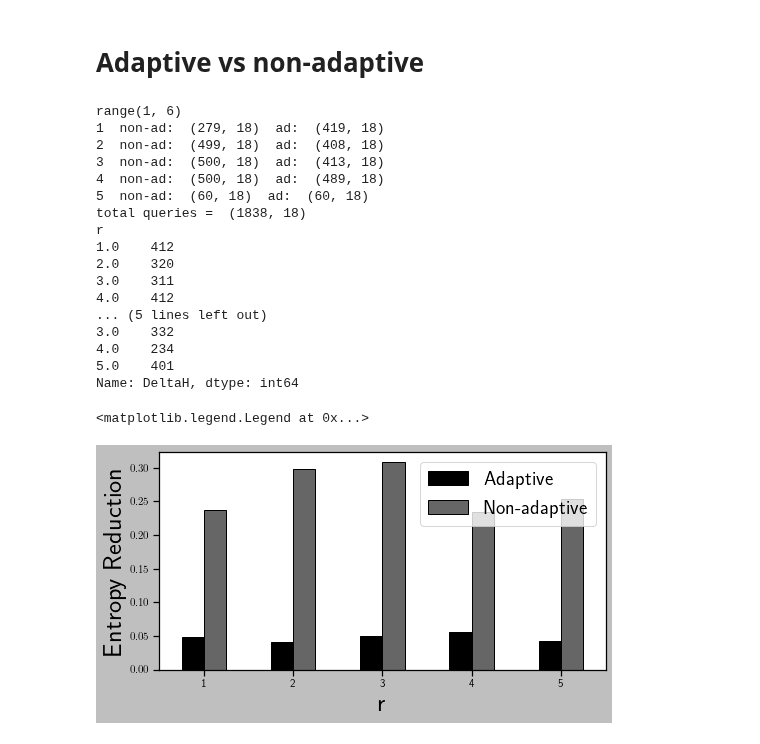
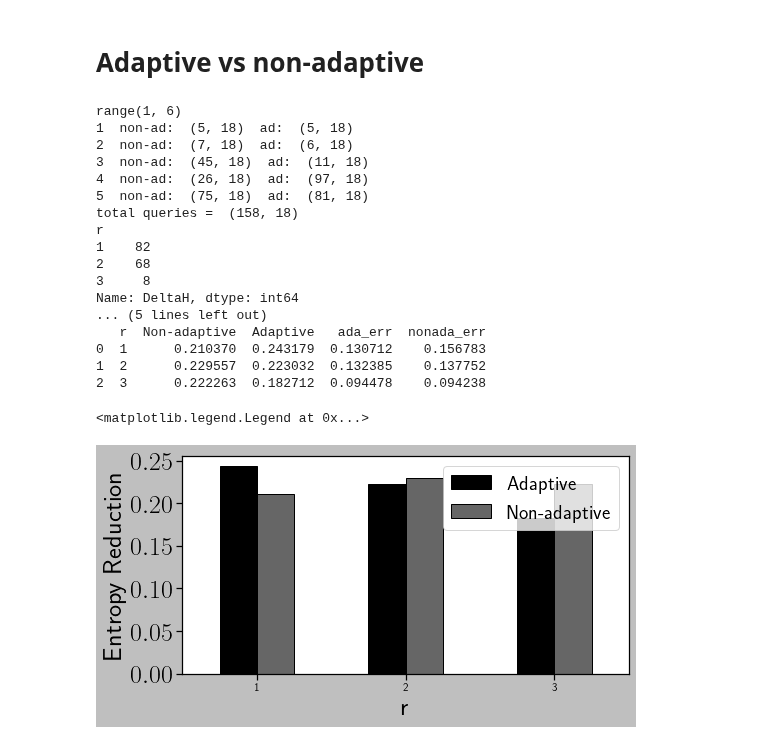
Before and after one commit to toggled/uncertainty, a Jupyter notebook: test.ipynb, the cells around one changed output. Drawn from its saved outputs; the diff is of its cells as text; code cells hidden in the pictures.

Commit message:
restaurant

```diff
--- a/test.ipynb
+++ b/test.ipynb
@@ -1696,8 +1747,8 @@ lw = 2
 folder = 'p/CRureduct/'
 
 # K = 32
-data = 'papers'
-# data = 'restaurants'
+# data = 'papers'
+data = 'restaurants'
 # data = 'products'
 alg0 = 'greedyp'
 a0 = 'greedyp'
@@ -1706,8 +1757,8 @@ qset = range(1,6)
 print(qset)
 varyK0 = [] #non-ada
 varyK1  = [] #ada
-est_alg = 'mcbfs'
-ignore_negative = False
+est_alg = 'appr' # 'mcbfs'
+ignore_negative = True
 for k in qset:
     name0 = folder+'reduce_k_100_K_10_'+data+'_'+alg0+'_'+q+'_'+str(k)+'.queries.csv'
     df0 = pd.read_csv(name0)
@@ -1742,8 +1793,10 @@ print(df1.groupby('r')['DeltaH'].count())
 final_df = pd.DataFrame(df0.groupby('r')['DeltaH'].mean()).reset_index()
 final_df = final_df.rename(columns={"r": "r", "DeltaH": "Non-adaptive"})
 final_df['Adaptive'] = df1.groupby('r')['DeltaH'].mean().values
+final_df['ada_err'] = df0.groupby('r')['DeltaH'].std().values
+final_df['nonada_err'] = df1.groupby('r')['DeltaH'].std().values
 final_df['r'] = final_df['r'].astype(int)
-# print(final_df)
+print(final_df)
 ax = final_df.plot(x="r", y=["Adaptive","Non-adaptive"], kind="bar",rot=0)
 plt.xlabel('r', fontsize=fontsize-2)
 plt.ylabel('Entropy Reduction',fontsize=fontsize-2)
@@ -1763,46 +1816,46 @@ plt.ylabel('Entropy Reduction',fontsize=fontsize-2)
 # # plt.xscale('log',base=2)
 # non_adap = np.array(non_adap)
 # adap = np.array(adap)
 # std_ad = np.array(std_ad)
 # std_nad = np.array(std_nad)
 # plt.plot(kset,non_adap,color = 'k',marker='x',label='Non-adaptive',linewidth=lw)
 # plt.plot(kset,adap,color = 'k',marker='o',label='Adaptive',linewidth=lw)
 # plt.fill_between(kset, adap - std_ad, adap + std_ad, \
 #                  color='r', alpha=0.3)
 # plt.fill_between(kset, non_adap - std_nad, non_adap + std_nad, \
 #                  color='b', alpha=0.3)
 # # ax = plt.gca()
 # # ax.axhline(exact_deltaH,linestyle='--',color='r',linewidth=lw,label='Exact')
 
 # # plt.xscale('log',base=2)
 # plt.xlabel('budget (k)',fontsize=fontsize-2)
 # plt.ylabel('$\hat{H}_0 - \hat{H}_k$',fontsize=fontsize-2)
 # plt.xticks(kset,fontsize=fontsize-2)
-# plt.yticks(fontsize=fontsize-2)
+plt.yticks(fontsize=fontsize-2)
 # # plt.legend(fontsize=fontsize+10,bbox_to_anchor=(1.001,0.95),frameon = False,prop={"size":20})
 plt.legend(fontsize=fontsize,loc='best',prop={"size":20})
 # plt.title('R = '+NT,fontsize=fontsize-8)
 # fname = 'figs/varyk_'+data+"_"+q+'_Q'+str(qset)+'_budget_'+NT+".pdf"
 # print(fname)
 # plt.tight_layout()
 # plt.savefig(fname)
 # %% [output]
 range(1, 6)
-1  non-ad:  (279, 18)  ad:  (419, 18)
-2  non-ad:  (499, 18)  ad:  (408, 18)
-3  non-ad:  (500, 18)  ad:  (413, 18)
-4  non-ad:  (500, 18)  ad:  (489, 18)
-5  non-ad:  (60, 18)  ad:  (60, 18)
-total queries =  (1838, 18)
+1  non-ad:  (5, 18)  ad:  (5, 18)
+2  non-ad:  (7, 18)  ad:  (6, 18)
+3  non-ad:  (45, 18)  ad:  (11, 18)
+4  non-ad:  (26, 18)  ad:  (97, 18)
+5  non-ad:  (75, 18)  ad:  (81, 18)
+total queries =  (158, 18)
 r
-1.0    412
-2.0    320
-3.0    311
-4.0    412
+1    82
+2    68
+3     8
+Name: DeltaH, dtype: int64
 ... (5 lines left out)
-3.0    332
-4.0    234
-5.0    401
-Name: DeltaH, dtype: int64
+   r  Non-adaptive  Adaptive   ada_err  nonada_err
+0  1      0.210370  0.243179  0.130712    0.156783
+1  2      0.229557  0.223032  0.132385    0.137752
+2  3      0.222263  0.182712  0.094478    0.094238
 <matplotlib.legend.Legend at 0x...>
-[figure, old version]
+[figure, new version]
```
Also changed, not shown: parts of 4 cells of this notebook, 7 other files.
